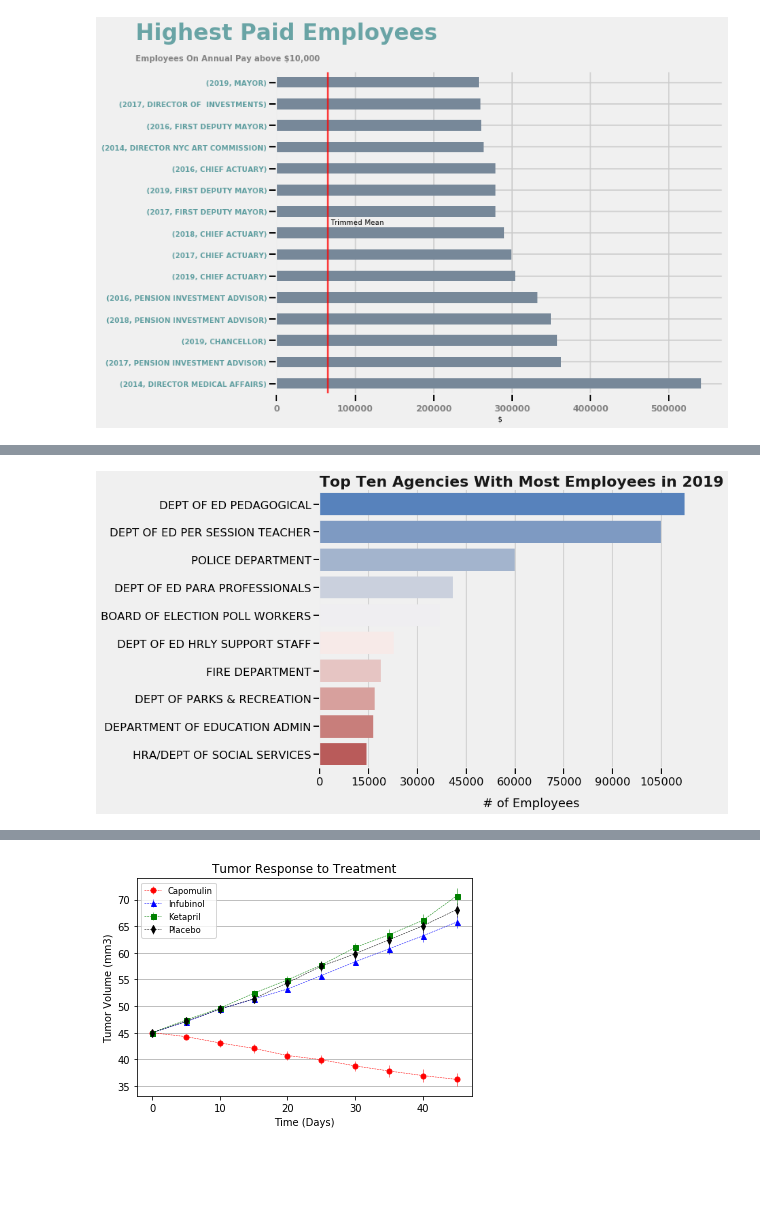
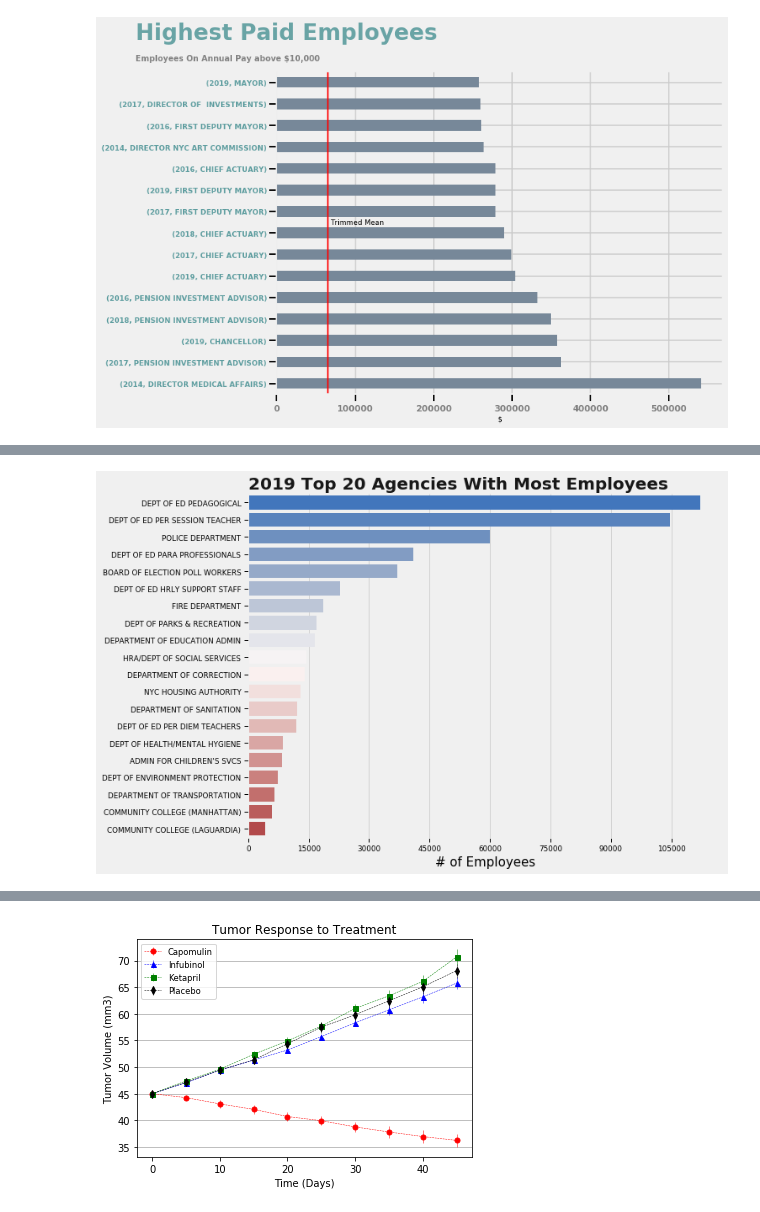
Before and after one commit to jhenvi/NYC-Citywide-Payroll-Data, a Jupyter notebook: NYC_PayrollAnalysis.ipynb, the cells around one changed output, grey strips where cells are left out. Cells and saved outputs as stored; diff of their text form; code cells hidden in the pictures; blank space fills up the shorter version.

```diff
--- a/NYC_PayrollAnalysis.ipynb
+++ b/NYC_PayrollAnalysis.ipynb
@@ -231,16 +203,15 @@ payroll_data_agency
 # %%
 ## 2019 Agencies with most employes
-x1 = payroll_data1[payroll_data1["Fiscal Year"] == 2019]["Agency Name"].value_counts().sort_values(ascending=False)[0:10].values
-y1 = payroll_data1[payroll_data1["Fiscal Year"] == 2019]["Agency Name"].value_counts().sort_values(ascending=False)[0:10].index
+x1 = payroll_data1[payroll_data1["Fiscal Year"] == 2019]["Agency Name"].value_counts().sort_values(ascending=False)[0:20].values
+y1 = payroll_data1[payroll_data1["Fiscal Year"] == 2019]["Agency Name"].value_counts().sort_values(ascending=False)[0:20].index
 plt.rcParams["figure.figsize"]= 9,7
 ax1 = sb.barplot(x=x1, y=y1, palette="vlag", saturation=1)
 ax1.figure.gca().xaxis.set_major_locator(MaxNLocator(integer=True))
-sb.set_context("talk", font_scale=1.0)
+sb.set_context("poster", font_scale=2)
 sb.despine()
-fontz = {"fontsize":22, "fontweight": "bold"}
-ax1.set_title('Top Ten Agencies With Most Employees in 2019',loc="left",fontdict=fontz, alpha=.90)
-plt.text(x = 50000,y = 10.88, s="# of Employees")
+ax1.set_title("2019 Top 20 Agencies With Most Employees",loc="left",fontsize=20, fontweight= "bold", alpha=.90)
+plt.xlabel('# of Employees',fontsize=15)
 plt.savefig('output/2019_Agencies_w_most employes.png')
 # %% [output]
-[figure, old version]
+[figure, new version]
 # %%
```
Also changed, not shown: parts of 20 cells of this notebook, 6 other files.
